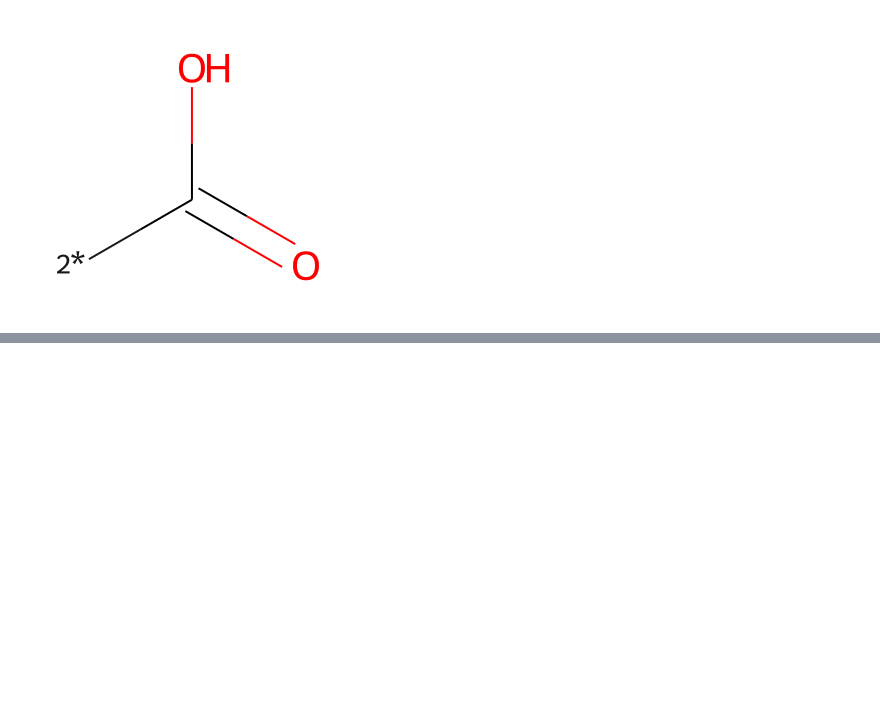
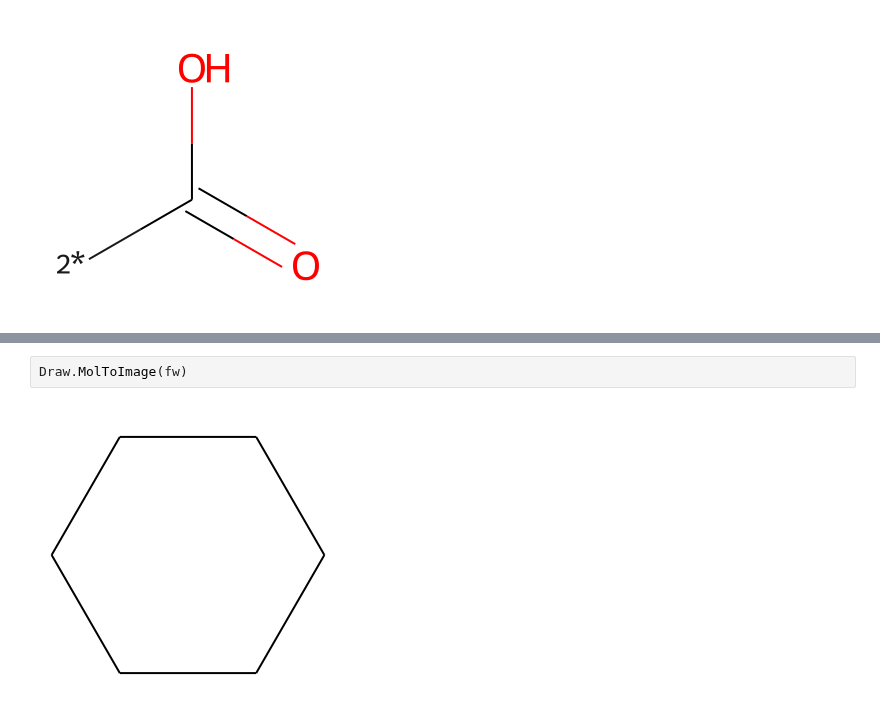
Before and after one commit to bertiewooster/RDKit-playing, a Jupyter notebook: tutorial_examples.ipynb, the cells around one changed output, grey strips where cells are left out. Saved outputs shown, nothing was run; the diff lists cells and outputs as text; blank space fills up the shorter version.

```diff
--- a/tutorial_examples.ipynb
+++ b/tutorial_examples.ipynb
@@ -97,0 +118,4 @@ Draw.MolToImage(rs[1])
+# %%
+Draw.MolToImage(fw)
+# %% [output]
+[figure, added]
```
Also changed, not shown: parts of 17 cells of this notebook, 2 other files.
